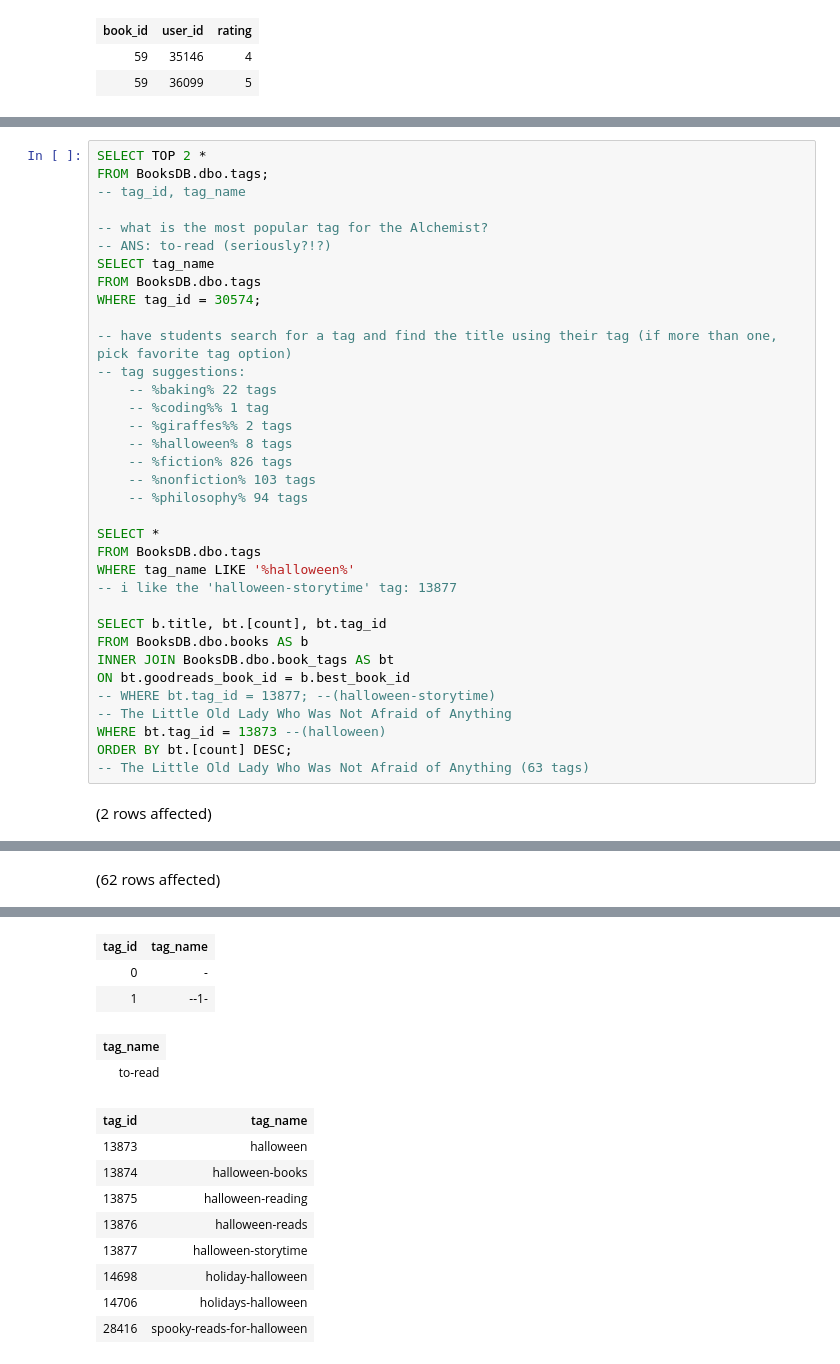
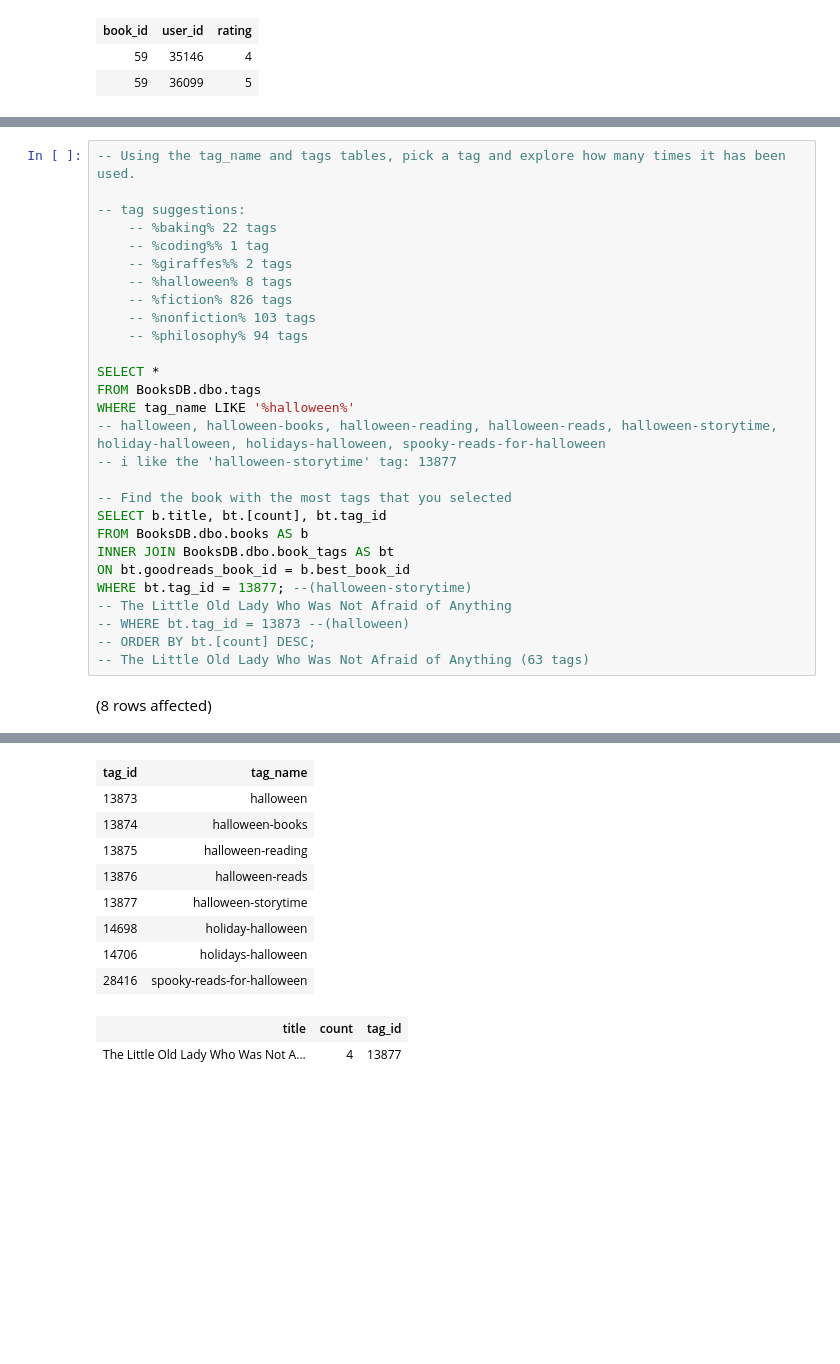
Before and after one commit to yayasanya/SQL-Part-3-Exercises, a Jupyter notebook: SQL-Part-3-Exercises/Notebook-1.ipynb, the cells around one changed output, grey strips where cells are left out. Cells and saved outputs as stored; diff of their text form; blank space fills up the shorter version.

```diff
--- a/SQL-Part-3-Exercises/Notebook-1.ipynb
+++ b/SQL-Part-3-Exercises/Notebook-1.ipynb
@@ -71,15 +97,6 @@ Total execution time: 00:00:00.784
 # %%
-SELECT TOP 2 *
-FROM BooksDB.dbo.tags;
--- tag_id, tag_name
+-- Using the tag_name and tags tables, pick a tag and explore how many times it has been used.
 
--- what is the most popular tag for the Alchemist?
--- ANS: to-read (seriously?!?)
-SELECT tag_name
-FROM BooksDB.dbo.tags
-WHERE tag_id = 30574;
-
--- have students search for a tag and find the title using their tag (if more than one, pick favorite tag option)
 -- tag suggestions:
     -- %baking% 22 tags
     -- %coding%% 1 tag
@@ -92,17 +109,19 @@ WHERE tag_id = 30574;
 SELECT *
 FROM BooksDB.dbo.tags
 WHERE tag_name LIKE '%halloween%'
+-- halloween, halloween-books, halloween-reading, halloween-reads, halloween-storytime, holiday-halloween, holidays-halloween, spooky-reads-for-halloween
 -- i like the 'halloween-storytime' tag: 13877
 
+-- Find the book with the most tags that you selected
 SELECT b.title, bt.[count], bt.tag_id
 FROM BooksDB.dbo.books AS b
 INNER JOIN BooksDB.dbo.book_tags AS bt
 ON bt.goodreads_book_id = b.best_book_id
--- WHERE bt.tag_id = 13877; --(halloween-storytime)
+WHERE bt.tag_id = 13877; --(halloween-storytime)
 -- The Little Old Lady Who Was Not Afraid of Anything
-WHERE bt.tag_id = 13873 --(halloween)
-ORDER BY bt.[count] DESC;
+-- WHERE bt.tag_id = 13873 --(halloween)
+-- ORDER BY bt.[count] DESC;
 -- The Little Old Lady Who Was Not Afraid of Anything (63 tags)
 # %% [output]
-(2 rows affected)
+(8 rows affected)
 (1 row affected)
@@ -110 +128,0 @@ ORDER BY bt.[count] DESC;
-(62 rows affected)
@@ -112,14 +129,11 @@ Total execution time: 00:00:00.353
 | tag_id | tag_name |
-| 0 | - |
-| 1 | --1- |
+| 13873 | halloween |
+| 13874 | halloween-books |
+| 13875 | halloween-reading |
+| 13876 | halloween-reads |
+| 13877 | halloween-storytime |
+| 14698 | holiday-halloween |
+| 14706 | holidays-halloween |
+| 28416 | spooky-reads-for-halloween |
-| tag_name |
-| to-read |
+| title | count | tag_id |
+| The Little Old Lady Who Was Not A... | 4 | 13877 |
-| tag_id | tag_name |
-| 13873 | halloween |
-| 13874 | halloween-books |
-| 13875 | halloween-reading |
-| 13876 | halloween-reads |
-| 13877 | halloween-storytime |
-| 14698 | holiday-halloween |
-| 14706 | holidays-halloween |
-| 28416 | spooky-reads-for-halloween |
```
Also changed, not shown: parts of 3 cells of this notebook.
